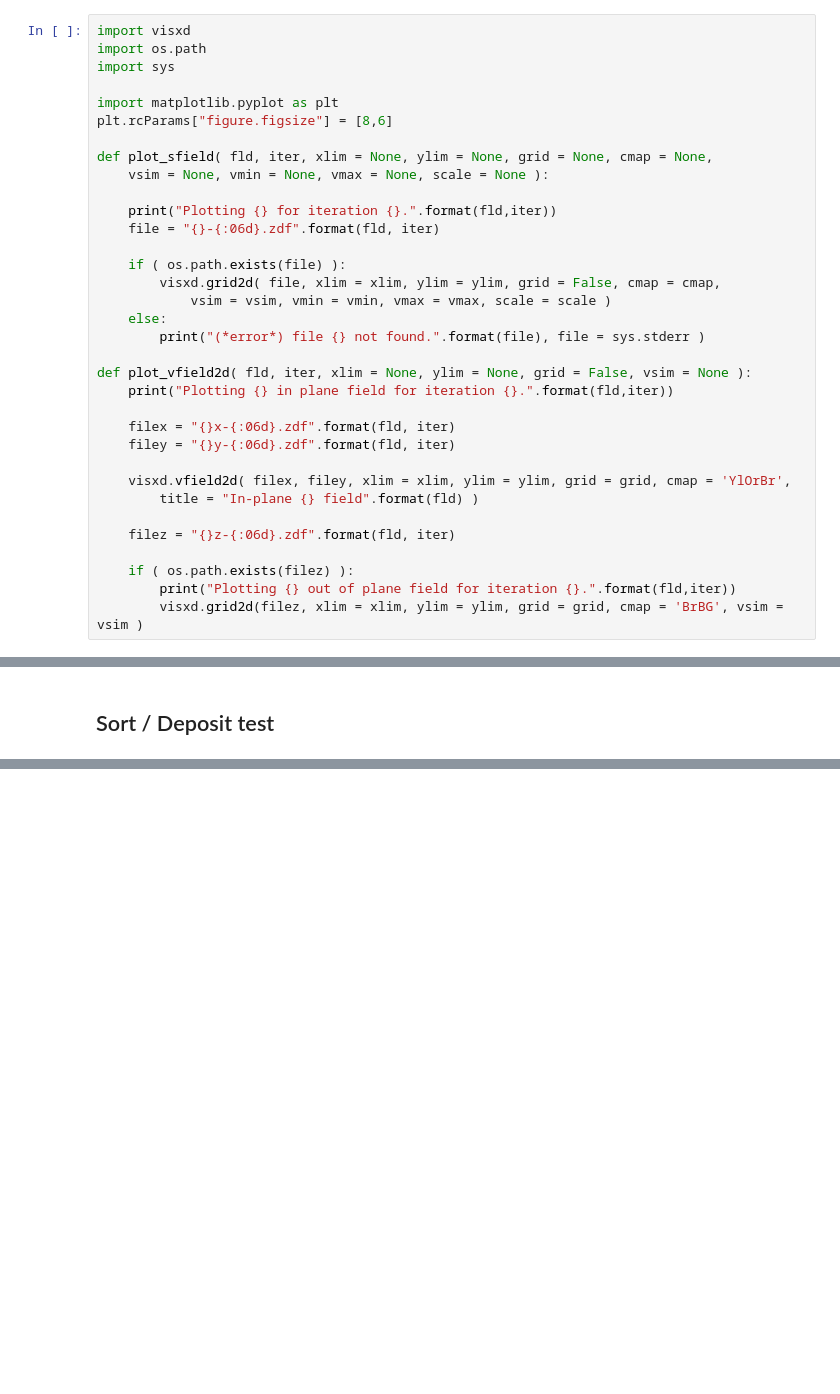
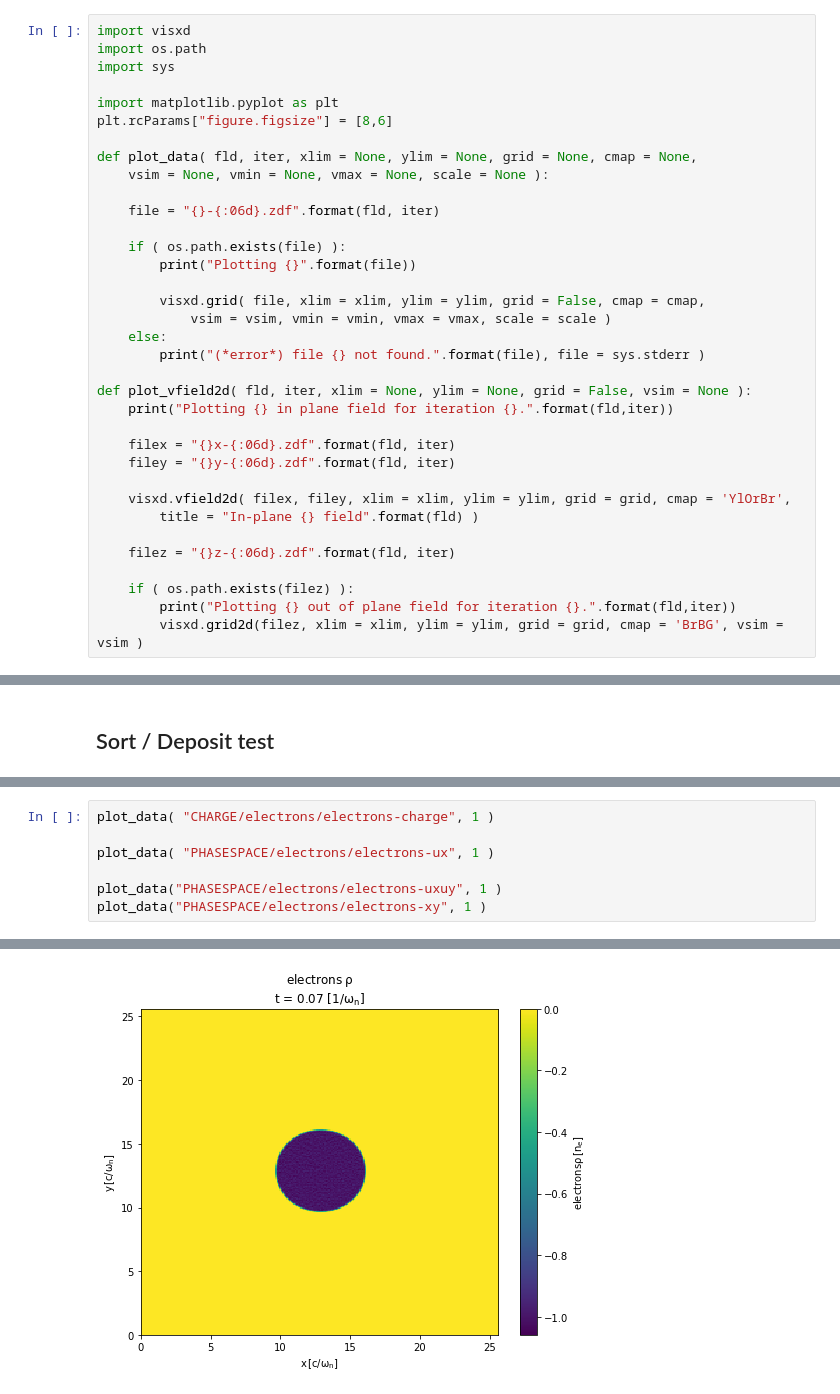
Before and after one commit to ricardo-fonseca/zpic-cuda, a Jupyter notebook: visXD demo.ipynb, the cells around one changed output, grey strips where cells are left out. Cells and saved outputs as stored; diff of their text form; blank space fills up the shorter version.

```diff
--- a/visXD demo.ipynb
+++ b/visXD demo.ipynb
@@ -44,14 +44,15 @@ import sys
 import matplotlib.pyplot as plt
 plt.rcParams["figure.figsize"] = [8,6]
 
-def plot_sfield( fld, iter, xlim = None, ylim = None, grid = None, cmap = None,
+def plot_data( fld, iter, xlim = None, ylim = None, grid = None, cmap = None,
     vsim = None, vmin = None, vmax = None, scale = None ):
 
-    print("Plotting {} for iteration {}.".format(fld,iter))
     file = "{}-{:06d}.zdf".format(fld, iter)
 
     if ( os.path.exists(file) ):
-        visxd.grid2d( file, xlim = xlim, ylim = ylim, grid = False, cmap = cmap,
+        print("Plotting {}".format(file))
+
+        visxd.grid( file, xlim = xlim, ylim = ylim, grid = False, cmap = cmap,
             vsim = vsim, vmin = vmin, vmax = vmax, scale = scale )
     else:
         print("(*error*) file {} not found.".format(file), file = sys.stderr )
@@ -99,0 +100,8 @@ Plotting CURRENT/Jz for iteration 4.
+# %%
+plot_data( "CHARGE/electrons/electrons-charge", 1 )
+
+plot_data( "PHASESPACE/electrons/electrons-ux", 1 )
+
+plot_data("PHASESPACE/electrons/electrons-uxuy", 1 )
+plot_data("PHASESPACE/electrons/electrons-xy", 1 )
+# %% [output]
@@ -99,0 +109 @@ Plotting CURRENT/Jz for iteration 4.
+[figure, added]
```
Also changed, not shown: parts of 3 cells of this notebook, 11 other files.
